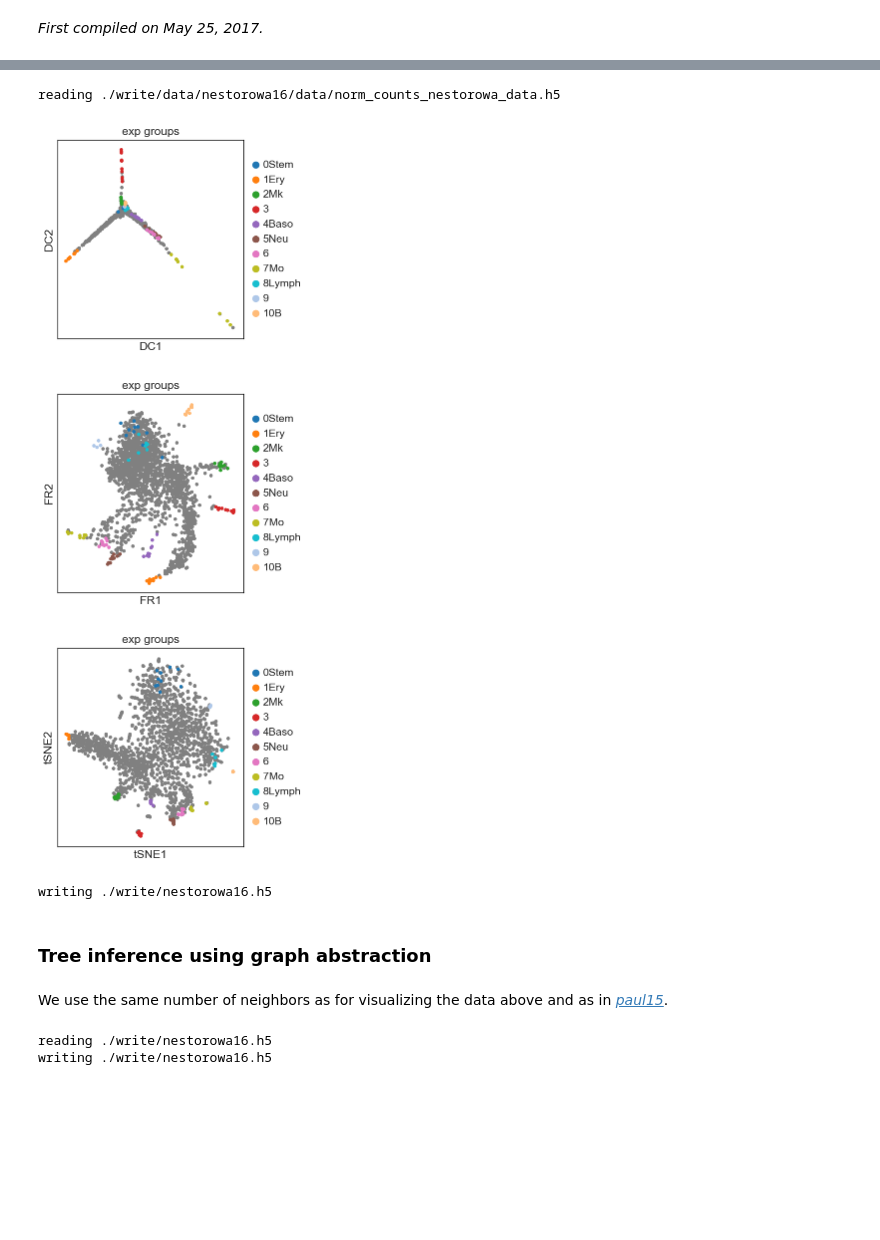
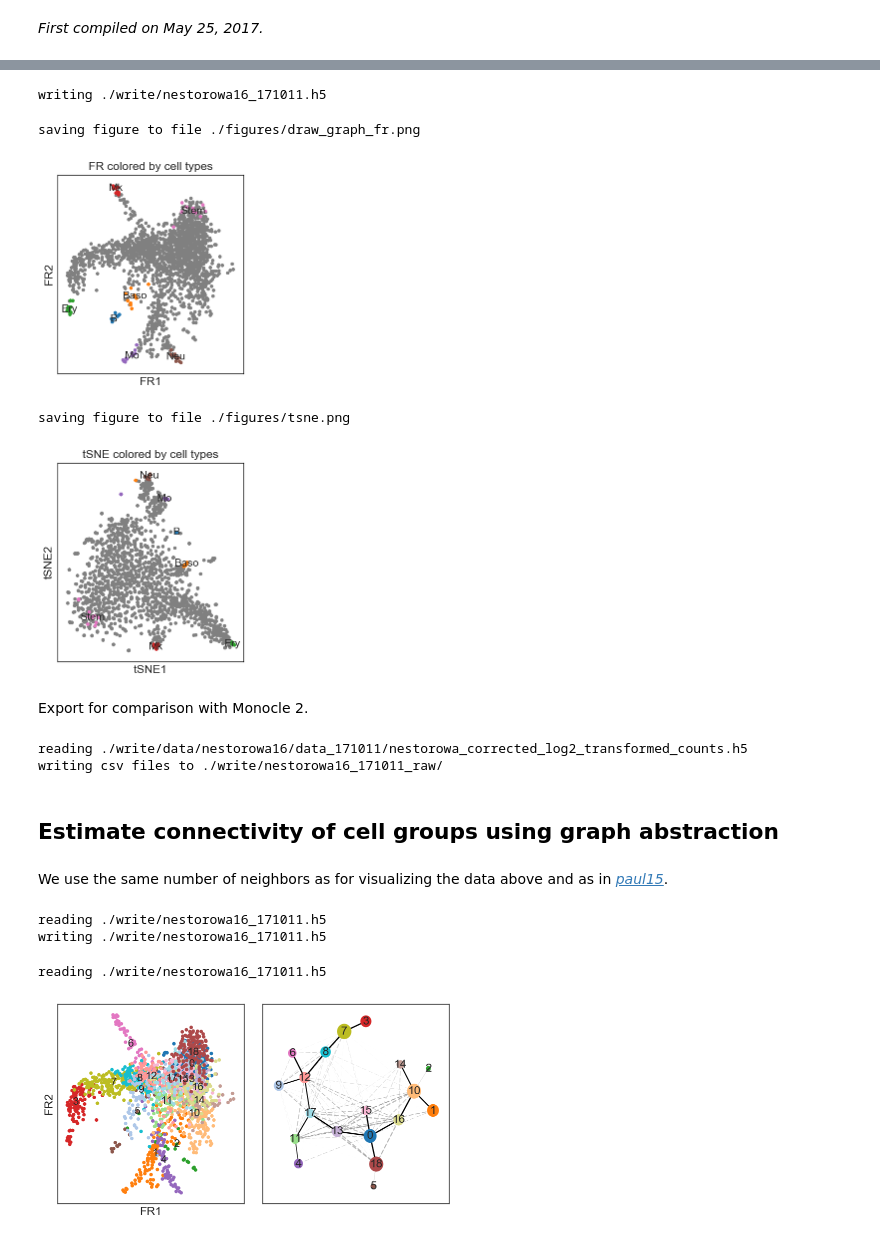
Before and after one commit to theislab/graph_abstraction, a Jupyter notebook: nestorowa16/nestorowa16.ipynb, the cells around one changed output, grey strips where cells are left out. Saved outputs shown, nothing was run; the diff lists cells and outputs as text; code cells hidden in the pictures; blank space fills up the shorter version.

```diff
--- a/nestorowa16/nestorowa16.ipynb
+++ b/nestorowa16/nestorowa16.ipynb
@@ -52,26 +24,62 @@ writing ./write/nestorowa16_raw.h5
+# %%
+acronyms = {
+    'ESLAM': 'Stem',
+    'Erythroid': 'Ery',
+    'Megakaryocytes': 'Mk',
+    'Basophils': 'Baso',
+    'Neutrophils': 'Neu',
+    'Monocytes': 'Mo',
+    'Bcell': 'B'
+}
+exp_groups = pd.read_csv('./data/nestorowa16/data_171011/nestorowa_corrected_population_annotation.txt', delimiter=' ')
+# %%
+exp_groups = [acronyms[exp_groups.loc[cell_id, 'celltype']]
+              if cell_id in exp_groups.index else 'no_gate' for cell_id in adata.smp_names]
+adata.smp['exp_groups'] = exp_groups
+# %%
+sc.pp.recipe_weinreb16(adata)
+adata.add['iroot'] = np.flatnonzero(adata.smp['exp_groups'] == 'Stem')[0]
 # %%
-adata = nestorowa16()
 sc.tl.diffmap(adata, n_neighbors=4)
-ax = sc.pl.diffmap(adata, color='exp_groups')
 sc.tl.draw_graph(adata, n_neighbors=4)
-ax = sc.pl.draw_graph(adata, color='exp_groups')
 sc.tl.tsne(adata)
-ax = sc.pl.tsne(adata, color='exp_groups')
-sc.write('nestorowa16', adata)
-# %% [output]
-reading ./write/data/nestorowa16/data/norm_counts_nestorowa_data.h5
-[figure, removed]
-[figure, removed]
-[figure, removed]
-writing ./write/nestorowa16.h5
+# %%
+sc.write(results_file, adata)
+# %% [output]
+writing ./write/nestorowa16_171011.h5
+# %%
+ax = sc.pl.draw_graph(adata, color='exp_groups', title='FR colored by cell types', legend_loc='on data', save=True)
+ax = sc.pl.tsne(adata, color='exp_groups', title='tSNE colored by cell types', legend_loc='on data', save=True)
+# %% [output]
+saving figure to file ./figures/draw_graph_fr.png
+[figure, added]
+saving figure to file ./figures/tsne.png
+[figure, added]
+# %% [markdown]
+Export for comparison with Monocle 2.
+# %%
+adata_raw = sc.read('./data/nestorowa16/data_171011/nestorowa_corrected_log2_transformed_counts.txt', cache=True)
+adata_raw.add['exp_groups_colors'] = adata.add['exp_groups_colors']
+adata_raw.add['exp_groups_order'] = adata.add['exp_groups_order']
+sc.write(results_file[:-3] + '_raw.csv', adata_raw)
+# %% [output]
+reading ./write/data/nestorowa16/data_171011/nestorowa_corrected_log2_transformed_counts.h5
+writing csv files to ./write/nestorowa16_171011_raw/
 # %% [markdown]
-### Tree inference using graph abstraction
+## Estimate connectivity of cell groups using graph abstraction
 # %% [markdown]
 We use the same number of neighbors as for visualizing the data above and as in [*paul15*](../paul15).
 # %%
-adata = sc.read('nestorowa16')
-sc.tl.aga(adata, n_neighbors=4, resolution=1.3, tree_detection='iterative_matching')
-sc.write('nestorowa16', adata)
+adata = sc.read(results_file)
+sc.tl.aga(adata, n_neighbors=4, resolution=1.4)
+sc.write(results_file, adata)
 # %% [output]
-reading ./write/nestorowa16.h5
-writing ./write/nestorowa16.h5
+reading ./write/nestorowa16_171011.h5
+writing ./write/nestorowa16_171011.h5
+# %%
+adata = sc.read(results_file)
+axs = sc.pl.aga(adata, title='', title_graph='', basis='draw_graph_fr',
+                color='aga_groups', groups_graph='aga_groups', layout='fr')
+# %% [output]
+reading ./write/nestorowa16_171011.h5
+[figure, added]
```
Also changed, not shown: parts of 17 cells of this notebook, 55 other files.
